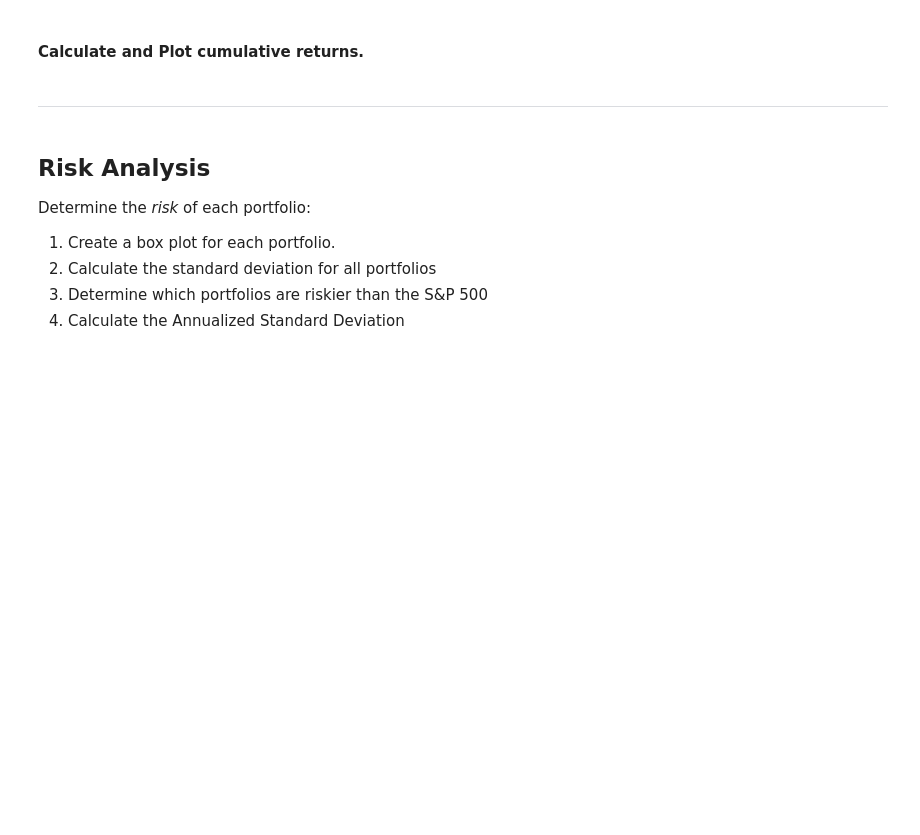
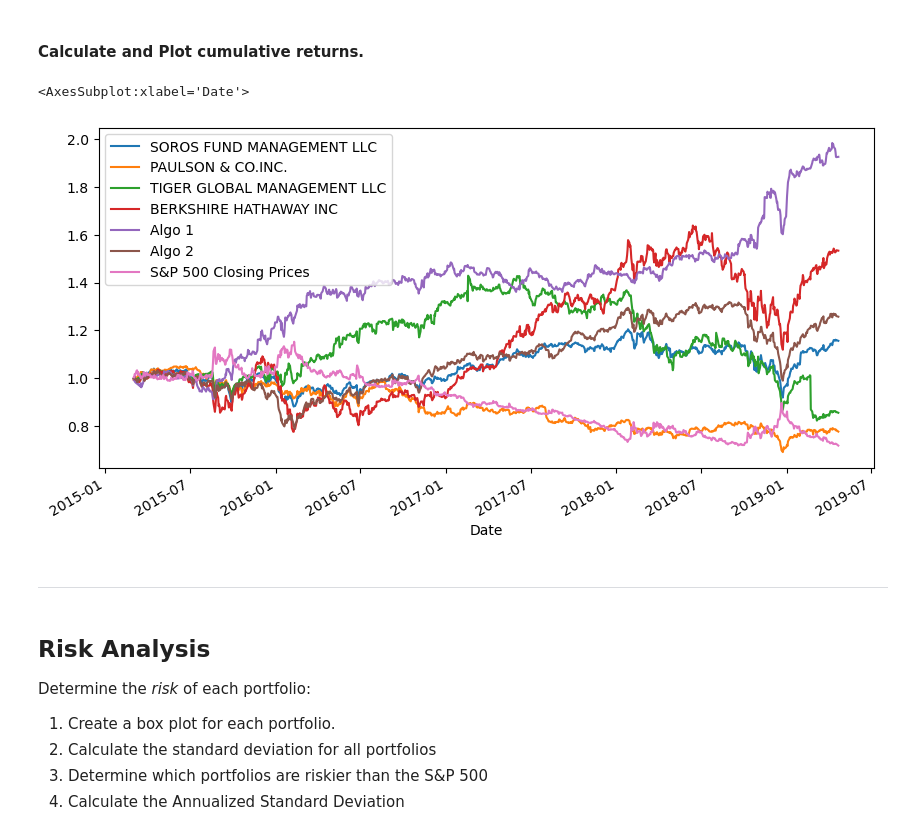
Before and after one commit to edorion13/Financial-Analysis, a Jupyter notebook: Starter_Code/whale_analysis.ipynb, the cells around one changed output. Saved outputs shown, nothing was run; the diff lists cells and outputs as text; code cells hidden in the pictures; blank space fills up the shorter version.

```diff
--- a/Starter_Code/whale_analysis.ipynb
+++ b/Starter_Code/whale_analysis.ipynb
@@ -159,8 +177,12 @@ In this section, you will calculate and visualize performance and risk metrics f
 #### Calculate and Plot cumulative returns.
 # %%
 # Calculate cumulative returns of all portfolios
-
+cumulative_returns = (1 + combined_data).cumprod()
 # Plot cumulative returns
+cumulative_returns.plot(figsize=(10,5))
+# %% [output]
+<AxesSubplot:xlabel='Date'>
+[figure, added]
 # %% [markdown]
 ---
 # %% [markdown]
```
Also changed, not shown: parts of 36 cells of this notebook, 3 other files.
